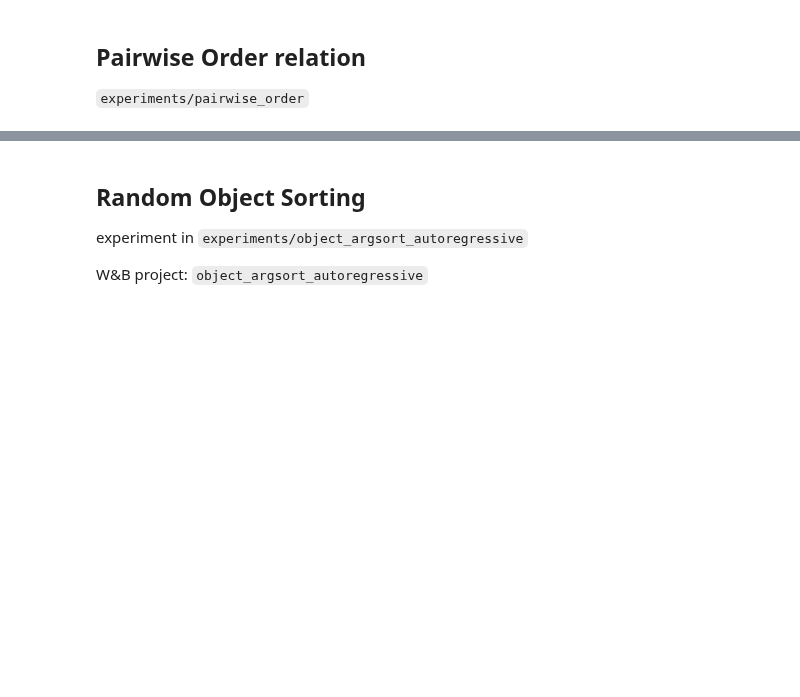
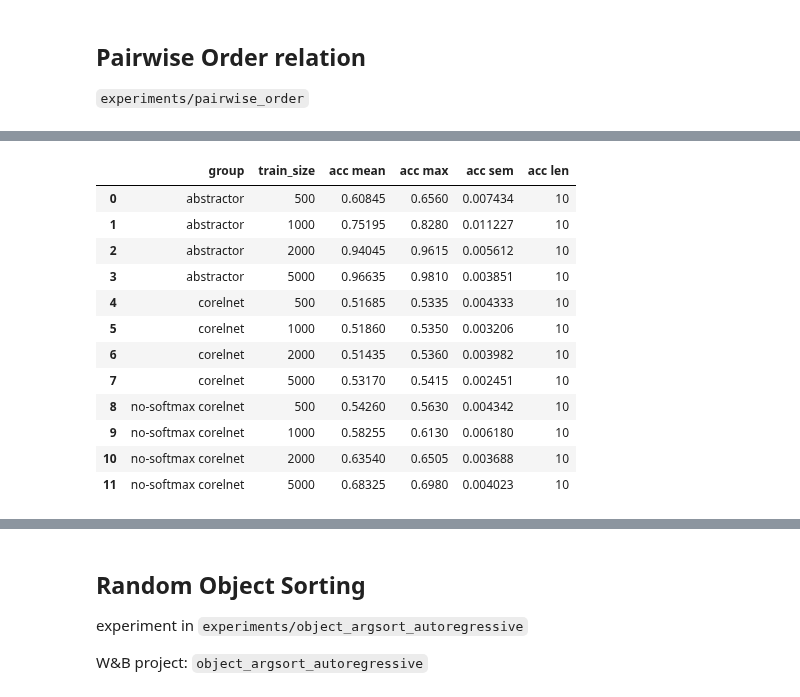
Before and after one commit to jdlafferty/relational, a Jupyter notebook: paper/paper_figures/create_figures.ipynb, the cells around one changed output, grey strips where cells are left out. Drawn from its saved outputs; the diff is of its cells as text; code cells hidden in the pictures; blank space fills up the shorter version.

```diff
--- a/paper/paper_figures/create_figures.ipynb
+++ b/paper/paper_figures/create_figures.ipynb
@@ -86,0 +98,16 @@ fig.savefig(f'{save_dir}/pairwise_order_learning_curves.pdf')
+# %%
+agg_figure_data
+# %% [output]
+|  | group | train_size | acc mean | acc max | acc sem | acc len |
+| 0 | abstractor | 500 | 0.60845 | 0.6560 | 0.007434 | 10 |
+| 1 | abstractor | 1000 | 0.75195 | 0.8280 | 0.011227 | 10 |
+| 2 | abstractor | 2000 | 0.94045 | 0.9615 | 0.005612 | 10 |
+| 3 | abstractor | 5000 | 0.96635 | 0.9810 | 0.003851 | 10 |
+| 4 | corelnet | 500 | 0.51685 | 0.5335 | 0.004333 | 10 |
+| 5 | corelnet | 1000 | 0.51860 | 0.5350 | 0.003206 | 10 |
+| 6 | corelnet | 2000 | 0.51435 | 0.5360 | 0.003982 | 10 |
+| 7 | corelnet | 5000 | 0.53170 | 0.5415 | 0.002451 | 10 |
+| 8 | no-softmax corelnet | 500 | 0.54260 | 0.5630 | 0.004342 | 10 |
+| 9 | no-softmax corelnet | 1000 | 0.58255 | 0.6130 | 0.006180 | 10 |
+| 10 | no-softmax corelnet | 2000 | 0.63540 | 0.6505 | 0.003688 | 10 |
+| 11 | no-softmax corelnet | 5000 | 0.68325 | 0.6980 | 0.004023 | 10 |
```
Also changed, not shown: parts of 15 cells of this notebook.
